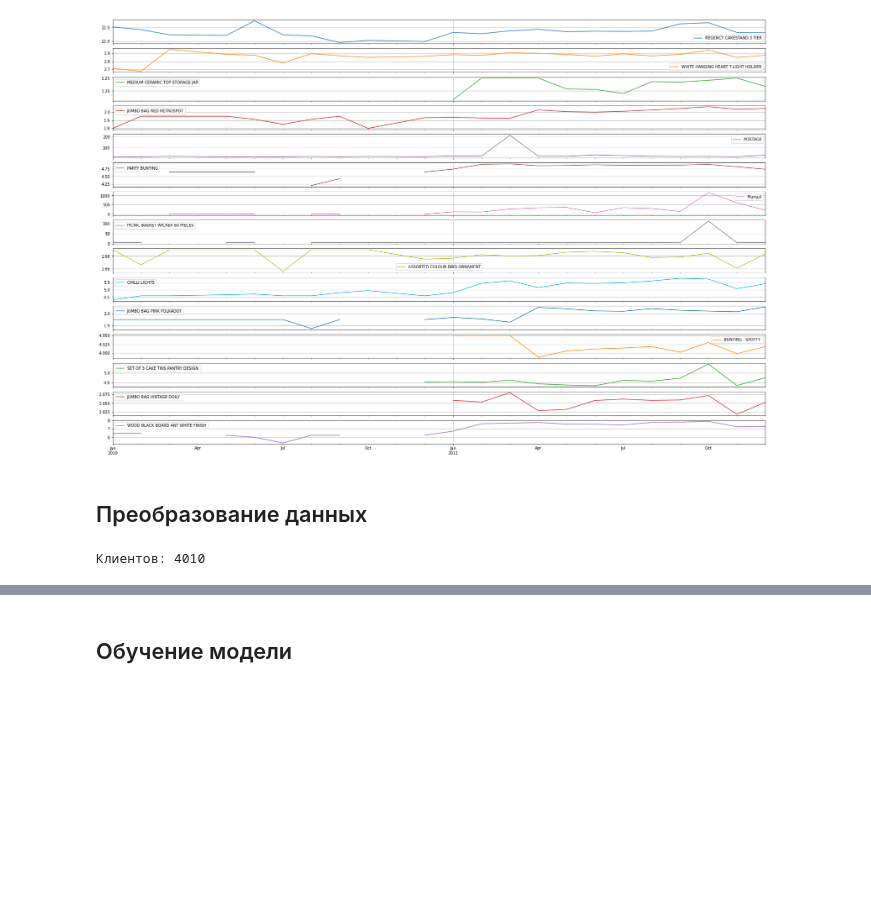
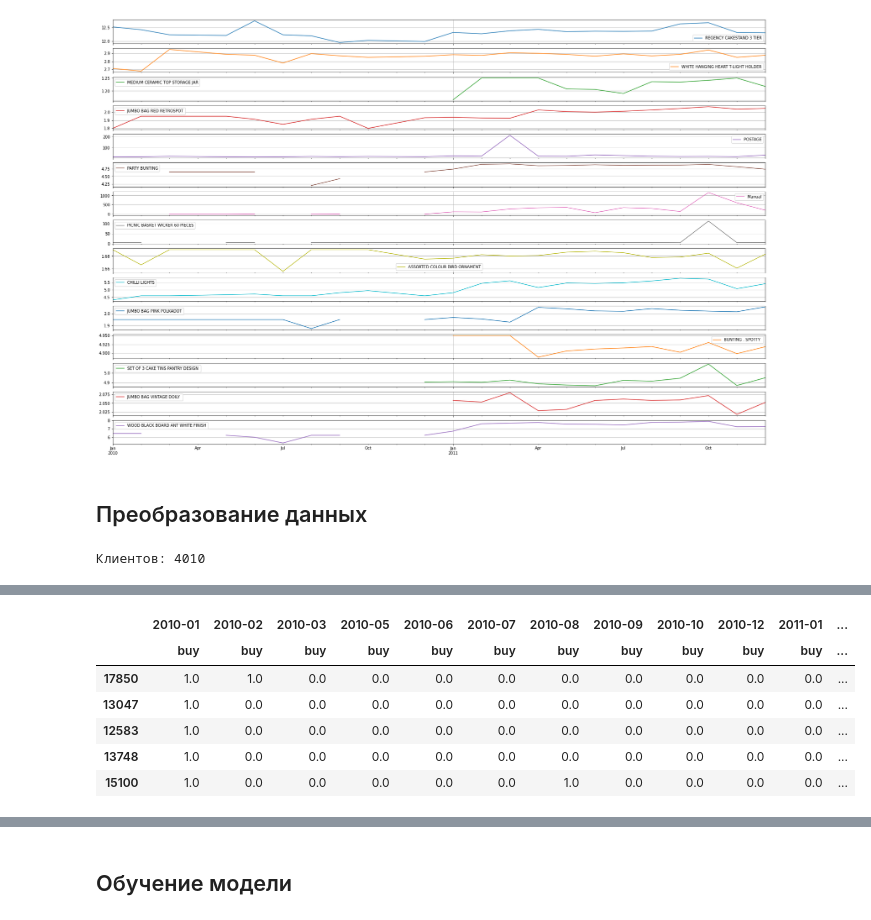
Before and after one commit to Mikhaylov-yv/My_Hei, a Jupyter notebook: Customer classification .ipynb, the cells around one changed output, grey strips where cells are left out. Saved outputs shown, nothing was run; the diff lists cells and outputs as text; code cells hidden in the pictures; blank space fills up the shorter version.

```diff
--- a/Customer classification .ipynb
+++ b/Customer classification .ipynb
@@ -14,6 +14,7 @@ def open_data(path):
     df['InvoiceTime'] = pd.to_datetime(df['InvoiceDate']).dt.hour
     df['InvoiceDate_Day'] = pd.to_datetime(df['InvoiceDate']).dt.date
     df['Sum'] = df['PricePerItem'] * df['Quantity']
+    df['CustomerID'] = df['CustomerID']
     return df
 
 df_in = open_data('data/train_data.csv')
@@ -144,0 +170,10 @@ X_train, y_train, X_test, y_test = dp.Data_preparation(df_clean, month_list).pre
+# %%
+ob_dat.df_Cust.head()
+# %% [output]
+|  | 2010-01 | 2010-02 | 2010-03 | 2010-05 | 2010-06 | 2010-07 | 2010-08 | 2010-09 | 2010-10 | 2010-12 | 2011-01 | ... |
+|  | buy | buy | buy | buy | buy | buy | buy | buy | buy | buy | buy | ... |
+| 17850 | 1.0 | 1.0 | 0.0 | 0.0 | 0.0 | 0.0 | 0.0 | 0.0 | 0.0 | 0.0 | 0.0 | ... |
+| 13047 | 1.0 | 0.0 | 0.0 | 0.0 | 0.0 | 0.0 | 0.0 | 0.0 | 0.0 | 0.0 | 0.0 | ... |
+| 12583 | 1.0 | 0.0 | 0.0 | 0.0 | 0.0 | 0.0 | 0.0 | 0.0 | 0.0 | 0.0 | 0.0 | ... |
+| 13748 | 1.0 | 0.0 | 0.0 | 0.0 | 0.0 | 0.0 | 0.0 | 0.0 | 0.0 | 0.0 | 0.0 | ... |
+| 15100 | 1.0 | 0.0 | 0.0 | 0.0 | 0.0 | 0.0 | 1.0 | 0.0 | 0.0 | 0.0 | 0.0 | ... |
```
Also changed, not shown: parts of 18 cells of this notebook, 3 other files.
